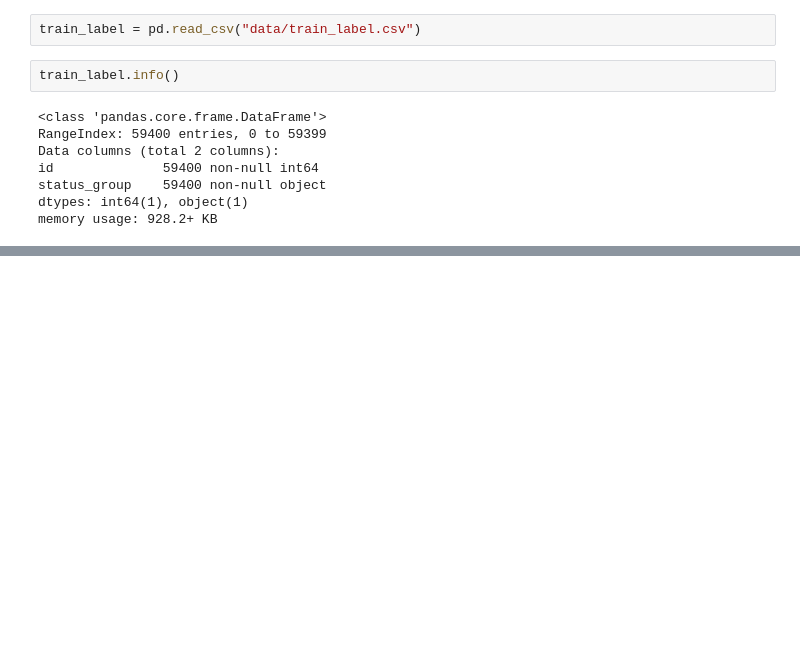
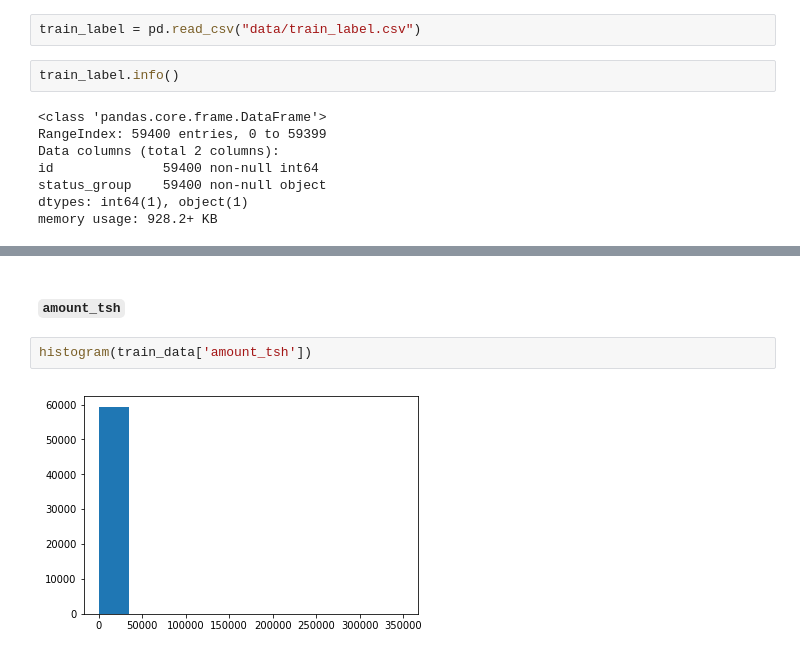
Before and after one commit to s28kiru/clean-pump-prediction, a Jupyter notebook: eda.ipynb, the cells around one changed output, grey strips where cells are left out. Saved outputs shown, nothing was run; the diff lists cells and outputs as text; blank space fills up the shorter version.

```diff
--- a/eda.ipynb
+++ b/eda.ipynb
@@ -68,0 +119,6 @@ bar_plot(train_label.status_group)
+# %% [markdown]
+#### `amount_tsh`
+# %%
+histogram(train_data['amount_tsh'])
+# %% [output]
+[figure, added]
```
Also changed, not shown: parts of 15 cells of this notebook.
